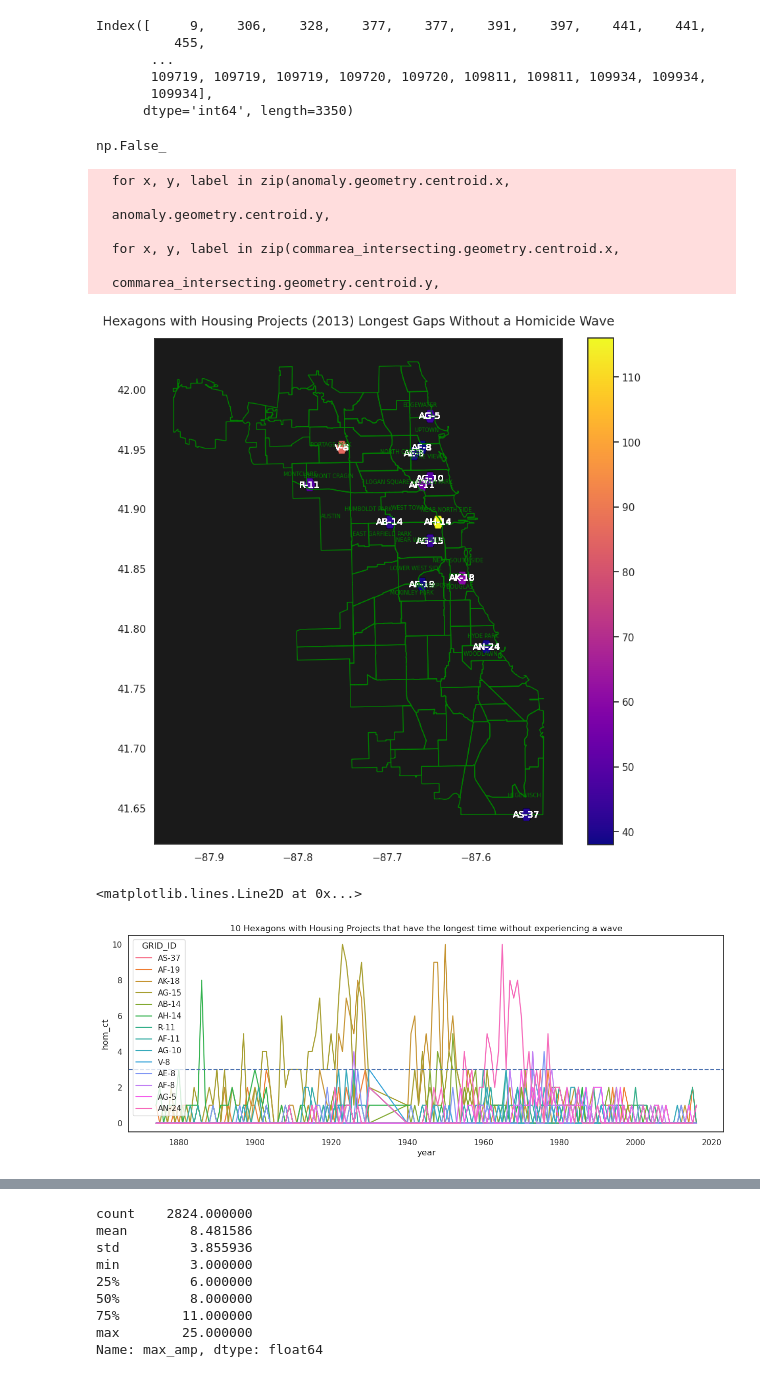
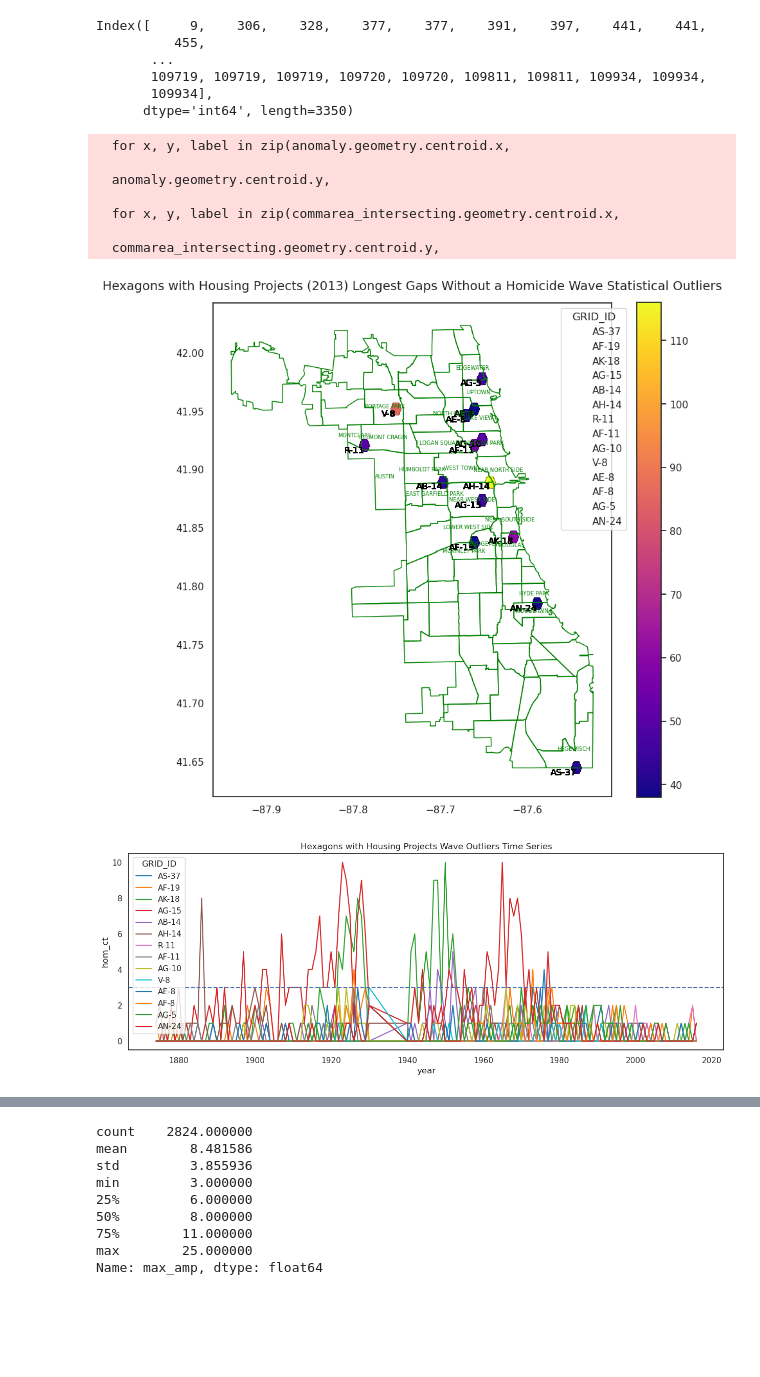
Before and after one commit to uchicago-justice-project/decreasing-homicide-waves, a Jupyter notebook: hom_decrease.ipynb, the cells around one changed output, grey strips where cells are left out. Cells and saved outputs as stored; diff of their text form; code cells hidden in the pictures; blank space fills up the shorter version.

```diff
--- a/hom_decrease.ipynb
+++ b/hom_decrease.ipynb
@@ -438,57 +402,66 @@ is_touching = anomaly.geometry.intersects(commarea.loc[0,'geometry'])
-# %%
-is_touching[anomaly.index[0]]
-# %% [output]
-np.False_
 # %%
 # Create figure and axis
 fig, ax = plt.subplots(figsize=(10, 10))
 
-sns.set_style(rc={'axes.facecolor':'k', 'figure.facecolor': 'white'})
+sns.set_style(rc={'axes.facecolor':'white', 'figure.facecolor': 'white'})
 
 # Plot all hexagons colored by longest_gap
 anomaly.plot(column="longest_gap", cmap="plasma", edgecolor="black", linewidth=0.1, legend=True, ax=ax)
-ax.set_title("Hexagons with Housing Projects (2013) Longest Gaps Without a Homicide Wave", fontsize=14, pad=15)
+ax.set_title("Hexagons with Housing Projects (2013) Longest Gaps Without a Homicide Wave Statistical Outliers", fontsize=14, pad=15)
 
 for x, y, label in zip(anomaly.geometry.centroid.x,
                         anomaly.geometry.centroid.y,
                         anomaly["GRID_ID"]):
-    ax.text(x, y, label, fontsize=10, color="white", ha="center", va="center", weight="normal")
+    ax.text(x, y, label, fontsize=10, color="black", ha="right", va="top", weight="light", wrap=True)
 #ax.annotate("Note: Hexagons where bldg_ct = 0 have been excluded in this visualization", xy=(0.5, -0.1), xycoords="axes fraction", ha="center", fontsize=10)
 
 commarea.plot(facecolor="none", edgecolor="green", linewidth=1, ax=ax)
 
 is_touching = commarea.geometry.intersects(anomaly.geometry)
 
 # Filter for communities that intersect with anomaly hexagons
 commarea_intersecting = commarea[commarea.geometry.apply(lambda g: anomaly.geometry.intersects(g).any())]
 
 # Add labels for only the intersecting communities
 for x, y, label in zip(commarea_intersecting.geometry.centroid.x,
                         commarea_intersecting.geometry.centroid.y,
                         commarea_intersecting["COMMUNITY"]):
-    ax.text(x, y, label, fontsize=6, color="green", ha="center", va="center")
+    ax.text(x, y, label, fontsize=6, color="green", ha="center", va="center", wrap=True)
+
+unique_ids = anomaly["GRID_ID"].unique()
+
+handles = [plt.Line2D([0], [0], linestyle='', label=grid_id) for grid_id in unique_ids]
+plt.legend(handles=handles, title="GRID_ID", bbox_to_anchor=(1.05, 1), loc='upper right')
+
+plt.savefig('viz/projects_longest_gaps_outliers.png')
 
 plt.show()
 # %% [output]
   for x, y, label in zip(anomaly.geometry.centroid.x,
 
   anomaly.geometry.centroid.y,
 
   for x, y, label in zip(commarea_intersecting.geometry.centroid.x,
 
   commarea_intersecting.geometry.centroid.y,
-[figure, old version]
+[figure, new version]
 # %%
 fig, ax = plt.subplots(figsize=(15, 5))
+
+palette = sns.color_palette("tab10", n_colors=anomaly["GRID_ID"].nunique())
 
 sns.lineplot(x='year',
              y='hom_ct',
              hue='GRID_ID',
-             data=anomaly,)
+             data=anomaly,
+             palette=palette)
 
-plt.title('10 Hexagons with Housing Projects that have the longest time without experiencing a wave')
+plt.title('Hexagons with Housing Projects Wave Outliers Time Series')
 
 plt.axhline(y=3, linestyle='--', label='homicide count = 3')
+
+plt.savefig('viz/projects_outliers_timeseries.png')
+
+plt.show()
 # %% [output]
-<matplotlib.lines.Line2D at 0x...>
-[figure, old version]
+[figure, new version]
```
Also changed, not shown: parts of 20 cells of this notebook, 7 other files.
